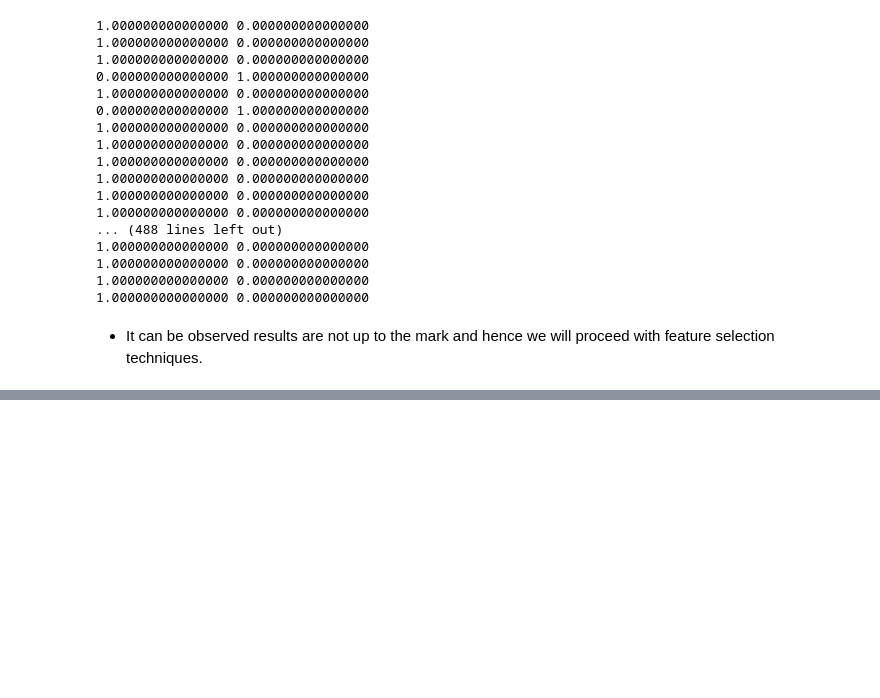
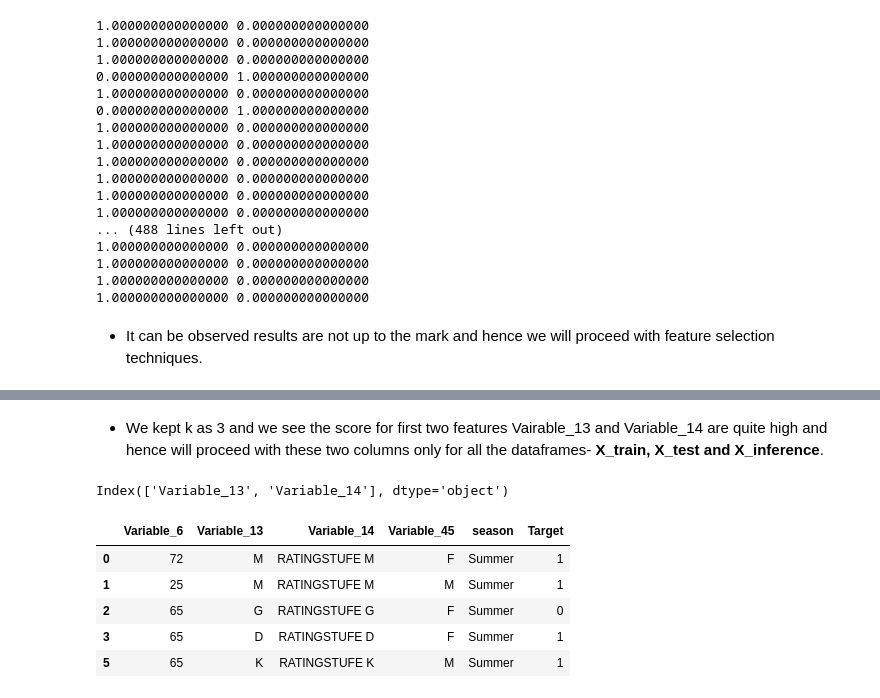
Before and after one commit to ajits-github/Binary_Classification_with_ordinal_data, a Jupyter notebook: Binary_Classification_with_ordinal_data.ipynb, the cells around one changed output, grey strips where cells are left out. Drawn from its saved outputs; the diff is of its cells as text; code cells hidden in the pictures; blank space fills up the shorter version.

```diff
--- a/Binary_Classification_with_ordinal_data.ipynb
+++ b/Binary_Classification_with_ordinal_data.ipynb
@@ -782,0 +892,15 @@ for prob in predictions:
+# %% [markdown]
+* We kept k as 3 and we see the score for first two features Vairable_13 and Variable_14 are quite high and hence will proceed with these two columns only for all the dataframes- **X_train, X_test and X_inference**.
+# %%
+selected_columns
+# %% [output]
+Index(['Variable_13', 'Variable_14'], dtype='object')
+# %%
+df_filtered.head()
+# %% [output]
+|  | Variable_6 | Variable_13 | Variable_14 | Variable_45 | season | Target |
+| 0 | 72 | M | RATINGSTUFE M | F | Summer | 1 |
+| 1 | 25 | M | RATINGSTUFE M | M | Summer | 1 |
+| 2 | 65 | G | RATINGSTUFE G | F | Summer | 0 |
+| 3 | 65 | D | RATINGSTUFE D | F | Summer | 1 |
+| 5 | 65 | K | RATINGSTUFE K | M | Summer | 1 |
```
Also changed, not shown: parts of 13 cells of this notebook.
